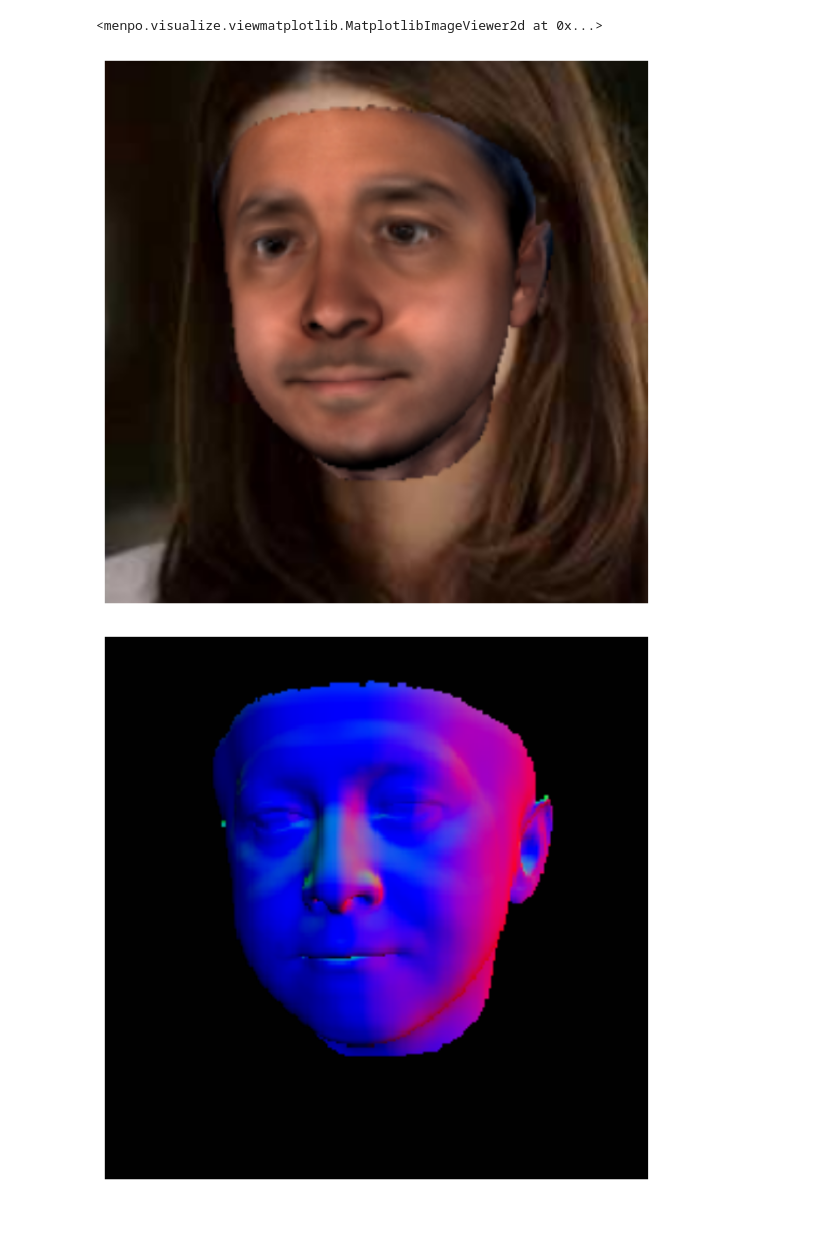
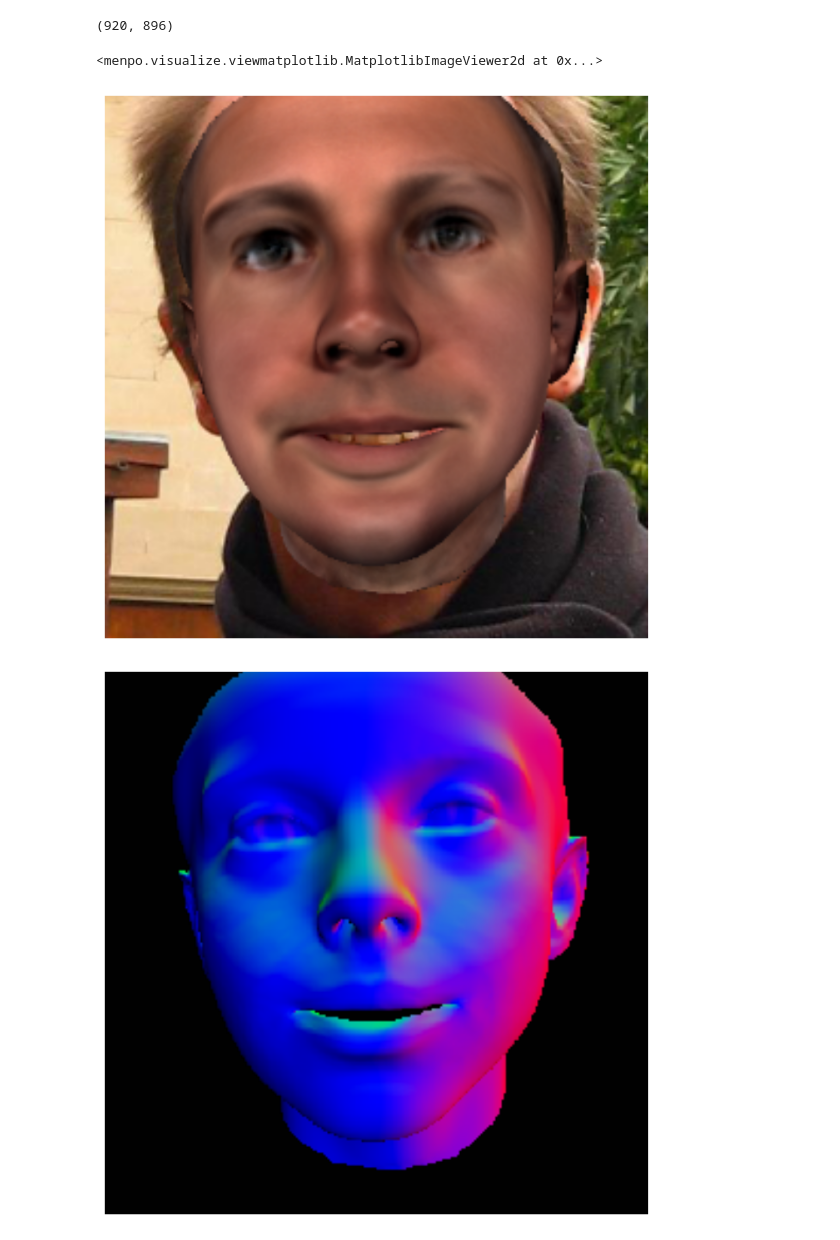
Before and after one commit to trigeorgis/normal_estimation_cvpr17, a Jupyter notebook: Generate synthetic data.ipynb, the cells around one changed output. Saved outputs shown, nothing was run; the diff lists cells and outputs as text; code cells hidden in the pictures.

```diff
--- a/Generate synthetic data.ipynb
+++ b/Generate synthetic data.ipynb
@@ -110,16 +114,18 @@ def get_rendered_mesh(im):
 # %%
 %matplotlib inline
 
-im = mio.import_images('/vol/atlas/databases/lfpw/trainset/')[30]
+im = mio.import_images('/vol/atlas/databases/helen/trainset/')[30]
+im = im.crop_to_landmarks_proportion(1)
 rendering, normals = get_rendered_mesh(im)
-
+print(im.shape)
 normals.landmarks['PTS'] = rendering.landmarks[None]
 rendering = crop_face(rendering)
 normals = crop_face(normals, order=0)
 
 rendering.view()
 normals.view(new_figure=True)
 # %% [output]
-<menpo.visualize.viewmatplotlib.MatplotlibImageViewer2d at 0x...>
+(920, 896)
+<menpo.visualize.viewmatplotlib.MatplotlibImageViewer2d at 0x...>
-[figure, old version]
+[figure, new version]
-[figure, old version]
+[figure, new version]
```
Also changed, not shown: parts of 8 cells of this notebook, 4 other files.
